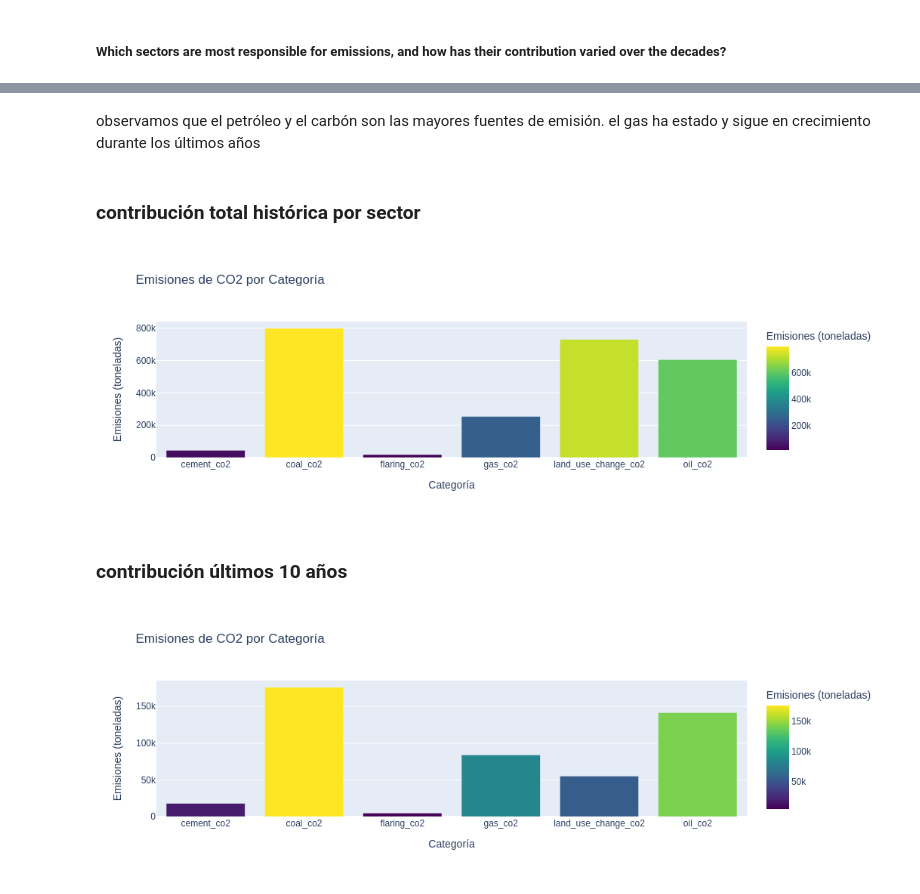
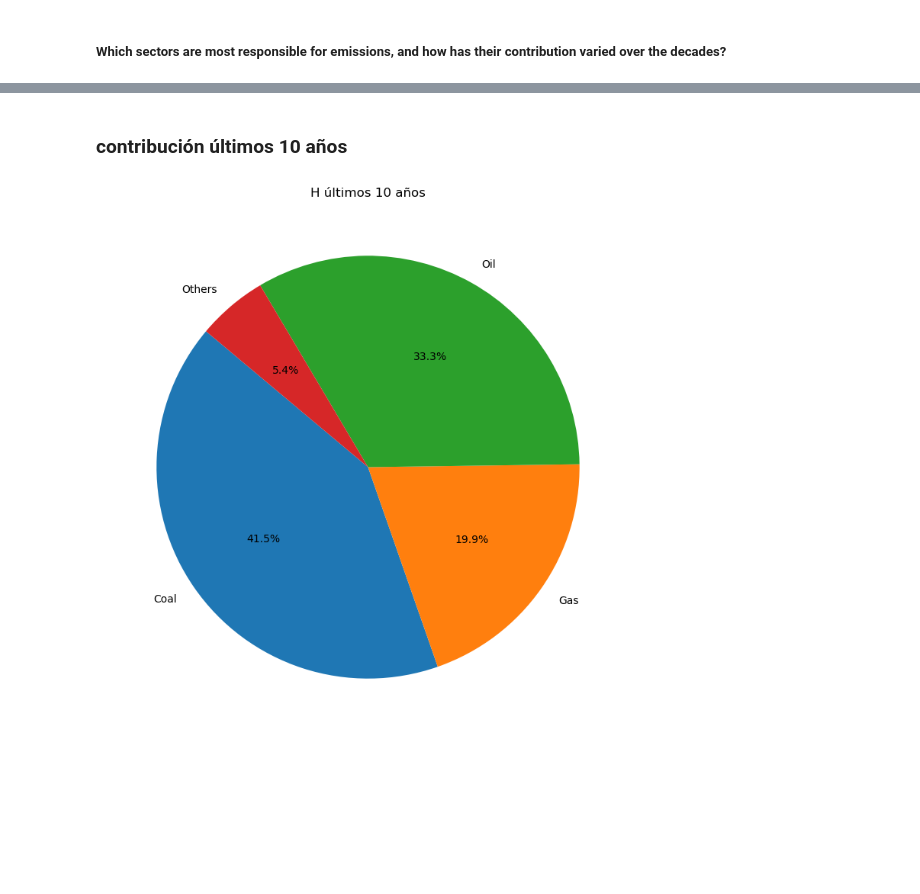
Before and after one commit to Sergio0602/Project-2--EDA, a Jupyter notebook: question-2.ipynb, the cells around one changed output, grey strips where cells are left out. Cells and saved outputs as stored; diff of their text form; code cells hidden in the pictures; blank space fills up the shorter version.

```diff
--- a/question-2.ipynb
+++ b/question-2.ipynb
@@ -330,7 +309,8 @@ los nulos pasan a ser ceros.
 # %%
 columns_to_check = ["cement_co2", "coal_co2", "flaring_co2", "gas_co2", "land_use_change_co2", "oil_co2"]
 
-df[columns_to_check].fillna(0, inplace=True)
+df[columns_to_check] = df[columns_to_check].fillna(0)
+
 
 info = pd.DataFrame({
     "Count": [df.shape[0]] * len(columns_to_check),
@@ -432,49 +456,20 @@ fig.show()
-# %% [markdown]
-observamos que el petróleo y el carbón son las mayores fuentes de emisión. el gas ha estado y sigue en crecimiento durante los
-últimos años
-# %% [markdown]
-### contribución total histórica por sector
-# %%
-df_bar = df_emission_source[emission_source_columns].sum().reset_index()
-
-
-
-#renombramos columnas
-df_bar.columns = ['category', 'value']
-
-
-
-fig = px.bar(df_bar, x='category', y='value',
-             title='Emisiones de CO2 por Categoría',
-             labels={'value': 'Emisiones (toneladas)', 'category': 'Categoría'},
-             color='value',
-             color_continuous_scale=px.colors.sequential.Viridis)
-
-# Mostrar el gráfico
-fig.show()
-# %% [output]
-[figure, removed]
 # %% [markdown]
 ### contribución últimos 10 años
 # %%
-emission_source_columns = ["cement_co2", "coal_co2", "flaring_co2", "gas_co2", "land_use_change_co2", "oil_co2"]
+df_world_contribution = df[(df['country'] == 'World') & (df['year'] > 2010)][["year", "coal_co2", "gas_co2", "oil_co2", "flaring_co2", "cement_co2"]]
+total_contributions = df_world_contribution[["coal_co2", "gas_co2", "oil_co2", "flaring_co2", "cement_co2"]].sum()
 
-df_emission_source_last_10_years = df_emission_source[df_emission_source['year'] >= 2010 ][['year'] + emission_source_columns]
-
-total_last_10_years = df_emission_source_last_10_years[emission_source_columns].sum().reset_index()
-
-total_last_10_years.columns= ["category", "value"]
-
-total_last_10_years
+contributions_pie = {
+    "Coal": total_contributions["coal_co2"],
+    "Gas": total_contributions["gas_co2"],
+    "Oil": total_contributions["oil_co2"],
+    "Others": total_contributions["flaring_co2"] + total_contributions["cement_co2"]
+}
 
 
-fig = px.bar(total_last_10_years, x='category', y='value',
-             title='Emisiones de CO2 por Categoría',
-             labels={'value': 'Emisiones (toneladas)', 'category': 'Categoría'},
-             color='value',
-             color_continuous_scale=px.colors.sequential.Viridis)
-
-# Mostrar el gráfico
-fig.show()
+plt.figure(figsize=(9, 9))
+plt.pie(contributions_pie.values(), labels=contributions_pie.keys(), autopct='%1.1f%%', startangle=140)
+plt.title("H últimos 10 años")
+plt.show()
 # %% [output]
-[figure, old version]
+[figure, new version]
```
Also changed, not shown: parts of 12 cells of this notebook, 5 other files.
